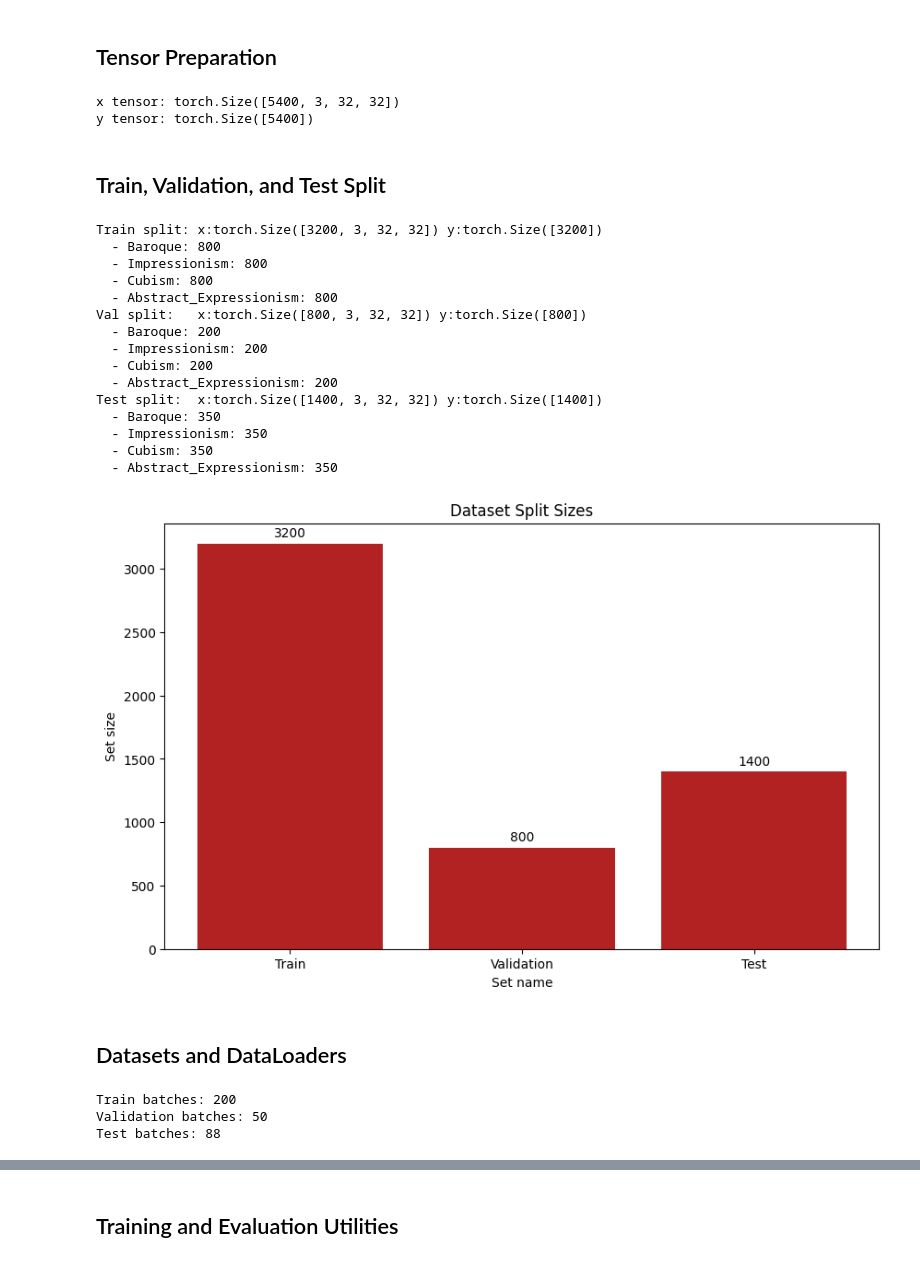
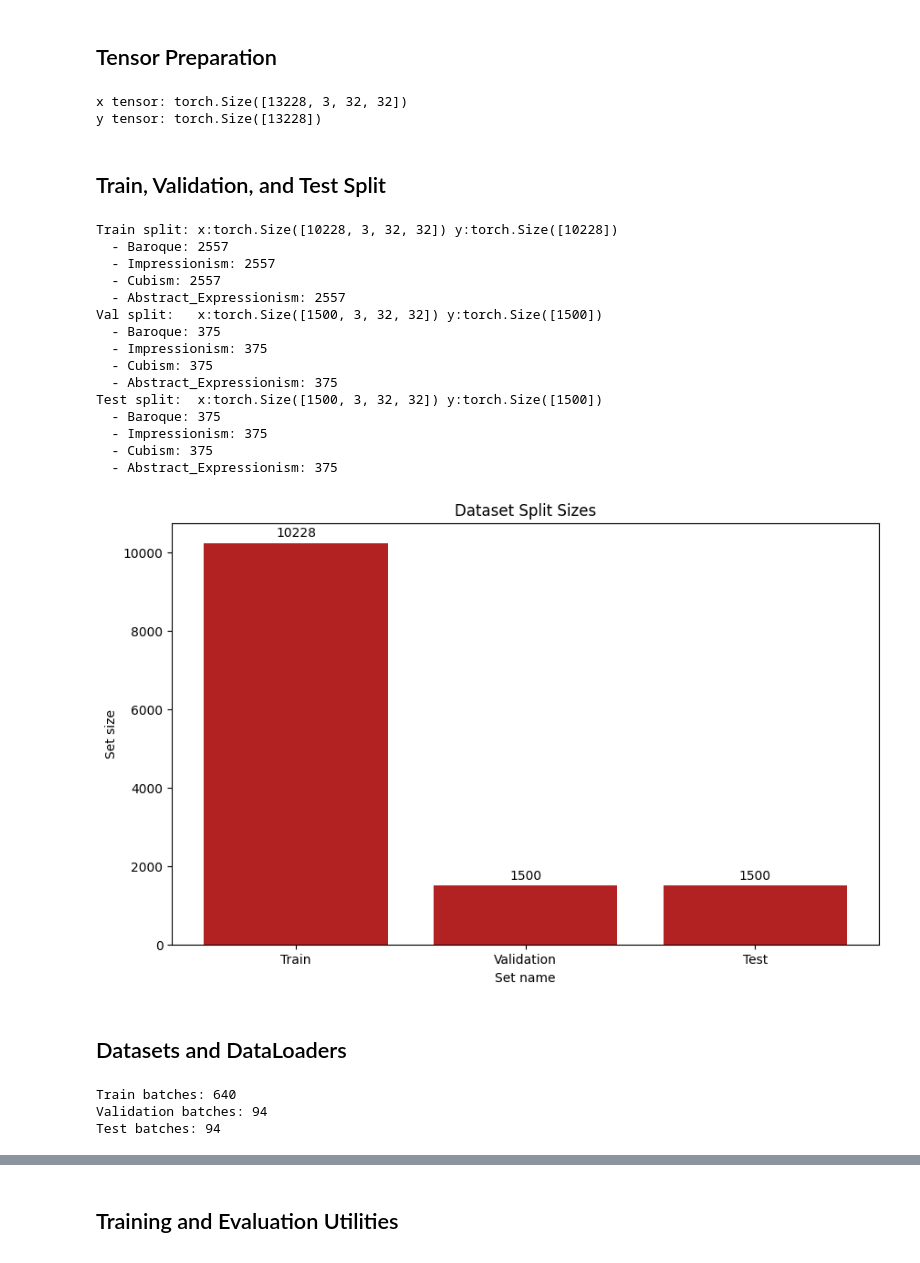
Before and after one commit to Fanisbar/ML_image_classification, a Jupyter notebook: main.ipynb, the cells around one changed output, grey strips where cells are left out. Saved outputs shown, nothing was run; the diff lists cells and outputs as text; code cells hidden in the pictures.

```diff
--- a/main.ipynb
+++ b/main.ipynb
@@ -54,10 +56,10 @@ plt.rcParams['savefig.facecolor'] = 'white'
 # %%
 from google.colab import drive
 drive.mount('/content/drive/')
-data = np.load('/content/drive/MyDrive/wikiart_hw2.npz')
+data = np.load('/content/drive/MyDrive/wikiart_hw2_balanced.npz')
 
 # local
-# data = np.load('wikiart_hw2.npz')
+# data = np.load('wikiart_hw2_balanced.npz')
 
 X = data["X"]
 Y = data["y"]
@@ -72,7 +74,7 @@ print(f"Number of classes: {len(class_names)}\n")
 
 for class_name in class_names:
     print(f"- {class_name}: {counts[class_name]}  samples")
-print(f"\nTotal: {sum(counts.values())} samples")
+print(f"\nTotal: {sum(counts.values())} samples\n")
 
 plt.figure(figsize=(10,6))
 plt.bar(counts.keys(), counts.values(), color='green')
@@ -109,53 +111,53 @@ y_tensor = torch.tensor(Y, dtype=torch.int64)
 print(f"x tensor: {x_tensor.shape}")
 print(f"y tensor: {y_tensor.shape}")
 # %% [output]
-x tensor: torch.Size([5400, 3, 32, 32])
-y tensor: torch.Size([5400])
+x tensor: torch.Size([13228, 3, 32, 32])
+y tensor: torch.Size([13228])
 # %% [markdown]
 ## Train, Validation, and Test Split
 # %%
 from sklearn.model_selection import train_test_split
 
 # 1st split to create training data
-x_train, x_temp, y_train, y_temp = train_test_split(x_tensor, y_tensor, test_size=0.407407407, random_state=SEED, stratify=y_tensor)
+x_train, x_temp, y_train, y_temp = train_test_split(x_tensor, y_tensor, test_size=0.2267916540671303, random_state=SEED, stratify=y_tensor)
 
 # 2nd split to create validation and test data
-x_val, x_test, y_val, y_test = train_test_split(x_temp, y_temp, test_size=0.63636363, random_state=SEED, stratify=y_temp)
+x_val, x_test, y_val, y_test = train_test_split(x_temp, y_temp, test_size=0.5, random_state=SEED, stratify=y_temp)
 
 print(f"Train split: x:{x_train.shape} y:{y_train.shape}")
 for i in range(4):
     print(f"  - {class_names[i]}: {(y_train==i).sum().item()}")
 print(f"Val split:   x:{x_val.shape} y:{y_val.shape}")
 for i in range(4):
     print(f"  - {class_names[i]}: {(y_val==i).sum().item()}")
 print(f"Test split:  x:{x_test.shape} y:{y_test.shape}")
 for i in range(4):
     print(f"  - {class_names[i]}: {(y_test==i).sum().item()}")
 
 plt.figure(figsize=(10, 6))
 plt.bar(["Train", "Validation", "Test"], [x_train.shape[0], x_val.shape[0], x_test.shape[0]], color='firebrick')
 plt.title("Dataset Split Sizes")
 plt.xlabel("Set name")
 plt.ylabel("Set size")
 plt.bar_label(plt.bar(["Train", "Validation", "Test"], [x_train.shape[0], x_val.shape[0], x_test.shape[0]], color='firebrick'), padding=3)
 plt.show()
 # %% [output]
-Train split: x:torch.Size([3200, 3, 32, 32]) y:torch.Size([3200])
-  - Baroque: 800
-  - Impressionism: 800
-  - Cubism: 800
-  - Abstract_Expressionism: 800
-Val split:   x:torch.Size([800, 3, 32, 32]) y:torch.Size([800])
-  - Baroque: 200
-  - Impressionism: 200
-  - Cubism: 200
-  - Abstract_Expressionism: 200
-Test split:  x:torch.Size([1400, 3, 32, 32]) y:torch.Size([1400])
-  - Baroque: 350
-  - Impressionism: 350
-  - Cubism: 350
-  - Abstract_Expressionism: 350
+Train split: x:torch.Size([10228, 3, 32, 32]) y:torch.Size([10228])
+  - Baroque: 2557
+  - Impressionism: 2557
+  - Cubism: 2557
+  - Abstract_Expressionism: 2557
+Val split:   x:torch.Size([1500, 3, 32, 32]) y:torch.Size([1500])
+  - Baroque: 375
+  - Impressionism: 375
+  - Cubism: 375
+  - Abstract_Expressionism: 375
+Test split:  x:torch.Size([1500, 3, 32, 32]) y:torch.Size([1500])
+  - Baroque: 375
+  - Impressionism: 375
+  - Cubism: 375
+  - Abstract_Expressionism: 375
-[figure, old version]
+[figure, new version]
 # %% [markdown]
 ## Datasets and DataLoaders
 # %%
@@ -187,9 +189,9 @@ print(f"Train batches: {len(train_dataloader)}")
 print(f"Validation batches: {len(val_dataloader)}")
 print(f"Test batches: {len(test_dataloader)}")
 # %% [output]
-Train batches: 200
-Validation batches: 50
-Test batches: 88
+Train batches: 640
+Validation batches: 94
+Test batches: 94
 # %%
 # a few samples
 
```
Also changed, not shown: parts of 49 cells of this notebook.
